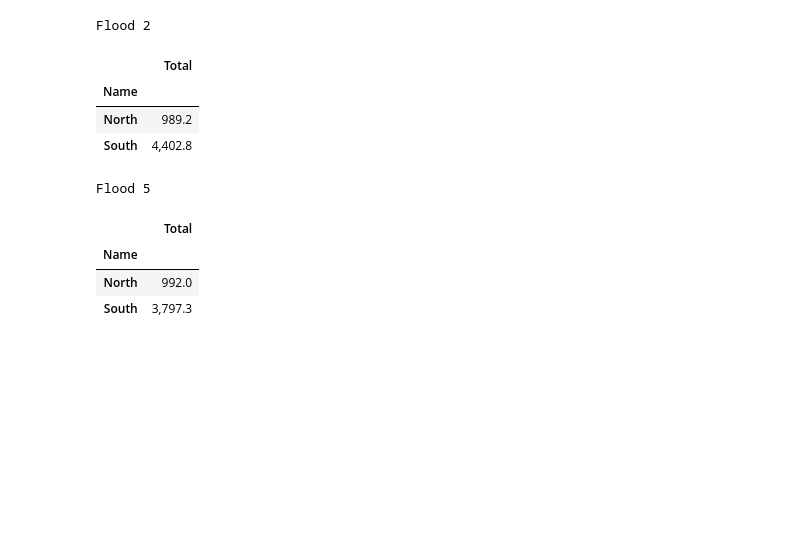
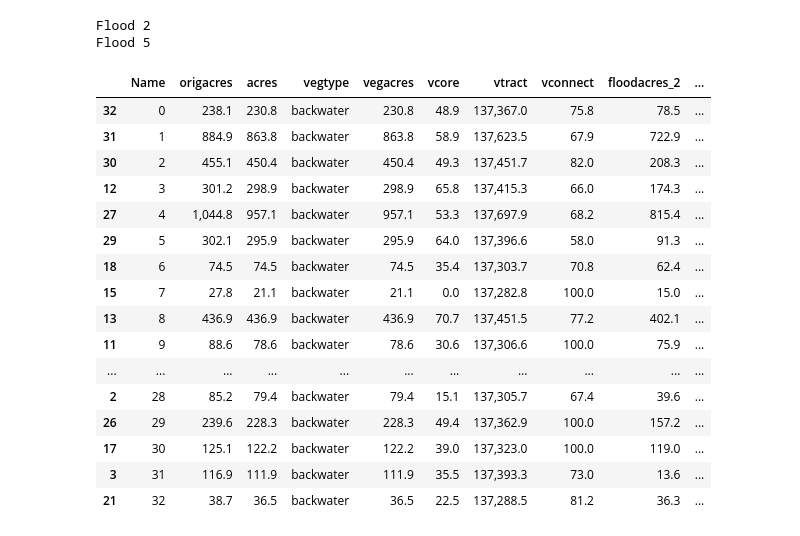
Before and after one commit to mkmitchell/hgm, a Jupyter notebook: AllInOne_HGM.ipynb, the cells around one changed output. Drawn from its saved outputs; the diff is of its cells as text; code cells hidden in the pictures; blank space fills up the shorter version.

```diff
--- a/AllInOne_HGM.ipynb
+++ b/AllInOne_HGM.ipynb
@@ -199,3 +331,6 @@ outfoi = foi.merge(hold[['uid', 'vtract', 'vconnect']], on='uid')
+# %%
+outfoi = foi.merge(hold[['uid', 'vtract']], on='uid')
+outfoi['vconnect'] = outfoi.apply(getvconnect, axis=1)
 # %%
 '''
 Flats - flats
@@ -903,9 +1038,10 @@ savearr=[]
 trackfci = {}
 tracksubs = {}
 dt = datetime.datetime.now().strftime('%m_%d_%Y')
+forcalc = []
 for i in range(len(storeflood)):
     indftract = outfoi
-    indffreq = storeflood[i]
+    indffreq = storeflood[i][['Name','floodacres', 'vfreq', 'geometry']]
     indf = indftract.merge(indffreq, on='Name')
     indf['geometry'] = indf['geometry_y']
     hold = pd.DataFrame(columns=['Name', 'index', 'flats', 'backwater', 'overbank', 'isolated', 'connected'])
@@ -922,7 +1058,7 @@ for i in range(len(storeflood)):
         out['floodacres'] = indf.loc[l]['floodacres']
         out['vegacres'] = indf.loc[l]['vegacres']
         out = out[['Name','index',indf.loc[l]['vegtype']]]
-        savesum = pd.concat([savesum,pd.DataFrame({'Name':indf.loc[l]['Name'],'vegtype':indf.loc[l]['vegtype'],'Total':out.loc[out['index']=='Total AAFCU per acre',indf.loc[l]['vegtype']]*indf.loc[l]['vegacres']})])
+        savesum = pd.concat([savesum,pd.DataFrame({'Name':indf.loc[l]['Name'],'vegtype':indf.loc[l]['vegtype'],'Total':out.loc[out['index']=='Total AAFCU per acre',indf.loc[l]['vegtype']]*indf.loc[l]['floodacres']})])
         if indf.loc[l]['Name'] in hold['Name'].values:
             hold.loc[(hold['Name'] == indf.loc[l]['Name']),indf.loc[l]['vegtype']] = out[indf.loc[l]['vegtype']]
         else:
@@ -931,9 +1067,12 @@ for i in range(len(storeflood)):
     hold = hold.fillna(0)
     pth = ['alt2_2year', 'alt2_5year']
     #hold.to_csv(os.path.join(workspace,savefile+'_{0}_{1}.csv'.format(pth[i], dt)))
-    indf.drop(columns=['uid','geometry_x', 'geometry_y', 'geometry', 'vfreq']).to_csv(os.path.join(workspace,savefile+'_{0}_{1}.csv'.format(pth[i], dt)))
+    indf.drop(columns=['uid','vegtype','geometry_x', 'geometry_y', 'geometry']).groupby(['Name', 'origacres', 'acres', 'vcore', 'vtract', 'vconnect', 'vfreq']).sum().to_csv(os.path.join(workspace,savefile+'_{0}_{1}.csv'.format(pth[i], dt)), float_format='%.1f')
     ingdf = gpd.GeoDataFrame(indf)
-    display(ingdf.drop(columns=['geometry_x', 'geometry_y', 'geometry']).style.set_caption("For input into Excel for alt year "+ str(vfreq)))
+    #display(ingdf.drop(columns=['geometry_x', 'geometry_y', 'geometry']).style.set_caption("For input into Excel for alt year "+ str(vfreq)))
+    pd.options.display.float_format = "{:,.1f}".format
+    #display(indf.drop(columns=['uid','vegtype','geometry_x', 'geometry_y', 'geometry']).groupby(['Name', 'origacres', 'acres', 'vcore', 'vtract', 'vconnect', 'vfreq']).sum().style.set_caption("For input into Excel for alt year "+ str(vfreq)))
+    forcalc.append(indf.drop(columns=['uid','vegtype','geometry_x', 'geometry_y', 'geometry']).groupby(['Name', 'origacres', 'acres', 'vcore', 'vtract', 'vconnect', 'vfreq']).sum())
     #ingdf.drop(columns=['geometry_x', 'geometry_y']).to_parquet(os.path.join(workspace,savefile+'_{0}_{1}.parquet'.format(pth[i], dt)))
     #ingdf.drop(columns=['geometry_x', 'geometry_y']).to_file(os.path.join(workspace,savefile+'_{0}_{1}.shp'.format(pth[i], dt)))
     holdarr.append(hold)
@@ -953,7 +1080,3 @@ For input into Excel for alt year 5
-# %%
-pd.options.display.float_format = "{:,.2f}".format
-#for i in range(len(storeflood)):
-    #display(holdarr[i].sort_values(by='Name'))
 # %%
 pd.options.display.float_format = "{:,.1f}".format
 for i in range(len(storeflood)):
@@ -961,15 +1084,37 @@ for i in range(len(storeflood)):
         print('Flood 2')
     else:
         print('Flood 5')
-    display(savearr[i][['Name','Total']].groupby('Name').agg('sum'))
+    #display(savearr[i][['Name','Total']].groupby('Name').agg('sum'))
 # %% [output]
 Flood 2
+Flood 5
-|  | Total |
-| Name |  |
-| North | 989.2 |
-| South | 4,402.8 |
-Flood 5
-|  | Total |
-| Name |  |
-| North | 992.0 |
-| South | 3,797.3 |
+# %%
+calcdiff = pd.merge(forcalc[0], forcalc[1], on='Name')
+calcdiff['addacres'] = calcdiff['floodacres_y']-calcdiff['floodacres_x']
+calcdiff = calcdiff.rename(columns={'floodacres_x':'floodacres_2','floodacres_y':'floodacres_5'})
+calcdiff = calcdiff.drop(columns=['vegacres_x', 'vegacres_y'])
+#calcdiff
+# %%
+indffreq = storeflood[0][['Name','floodacres', 'vfreq', 'geometry']]
+indf = outfoi.merge(indffreq, on='Name')
+indf = indf.drop(columns=['uid', 'geometry_x', 'geometry_y', 'vfreq', 'floodacres'])
+fcucalc = pd.merge(indf, calcdiff, on='Name')
+fcucalc.sort_values(by='Name')
+# %% [output]
+|  | Name | origacres | acres | vegtype | vegacres | vcore | vtract | vconnect | floodacres_2 | ... |
+| 32 | 0 | 238.1 | 230.8 | backwater | 230.8 | 48.9 | 137,367.0 | 75.8 | 78.5 | ... |
+| 31 | 1 | 884.9 | 863.8 | backwater | 863.8 | 58.9 | 137,623.5 | 67.9 | 722.9 | ... |
+| 30 | 2 | 455.1 | 450.4 | backwater | 450.4 | 49.3 | 137,451.7 | 82.0 | 208.3 | ... |
+| 12 | 3 | 301.2 | 298.9 | backwater | 298.9 | 65.8 | 137,415.3 | 66.0 | 174.3 | ... |
+| 27 | 4 | 1,044.8 | 957.1 | backwater | 957.1 | 53.3 | 137,697.9 | 68.2 | 815.4 | ... |
+| 29 | 5 | 302.1 | 295.9 | backwater | 295.9 | 64.0 | 137,396.6 | 58.0 | 91.3 | ... |
+| 18 | 6 | 74.5 | 74.5 | backwater | 74.5 | 35.4 | 137,303.7 | 70.8 | 62.4 | ... |
+| 15 | 7 | 27.8 | 21.1 | backwater | 21.1 | 0.0 | 137,282.8 | 100.0 | 15.0 | ... |
+| 13 | 8 | 436.9 | 436.9 | backwater | 436.9 | 70.7 | 137,451.5 | 77.2 | 402.1 | ... |
+| 11 | 9 | 88.6 | 78.6 | backwater | 78.6 | 30.6 | 137,306.6 | 100.0 | 75.9 | ... |
+| ... | ... | ... | ... | ... | ... | ... | ... | ... | ... | ... |
+| 2 | 28 | 85.2 | 79.4 | backwater | 79.4 | 15.1 | 137,305.7 | 67.4 | 39.6 | ... |
+| 26 | 29 | 239.6 | 228.3 | backwater | 228.3 | 49.4 | 137,362.9 | 100.0 | 157.2 | ... |
+| 17 | 30 | 125.1 | 122.2 | backwater | 122.2 | 39.0 | 137,323.0 | 100.0 | 119.0 | ... |
+| 3 | 31 | 116.9 | 111.9 | backwater | 111.9 | 35.5 | 137,393.3 | 73.0 | 13.6 | ... |
+| 21 | 32 | 38.7 | 36.5 | backwater | 36.5 | 22.5 | 137,288.5 | 81.2 | 36.3 | ... |
```
Also changed, not shown: parts of 15 cells of this notebook.
